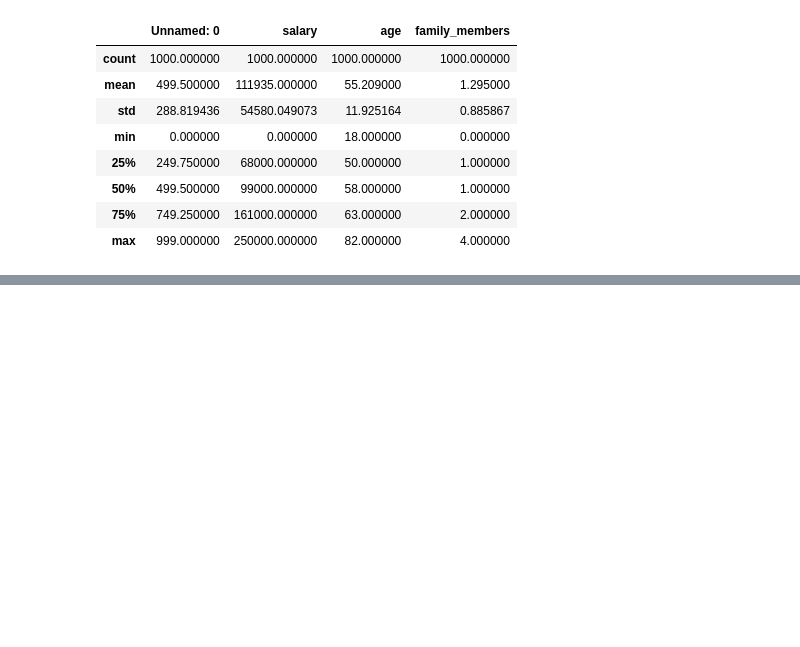
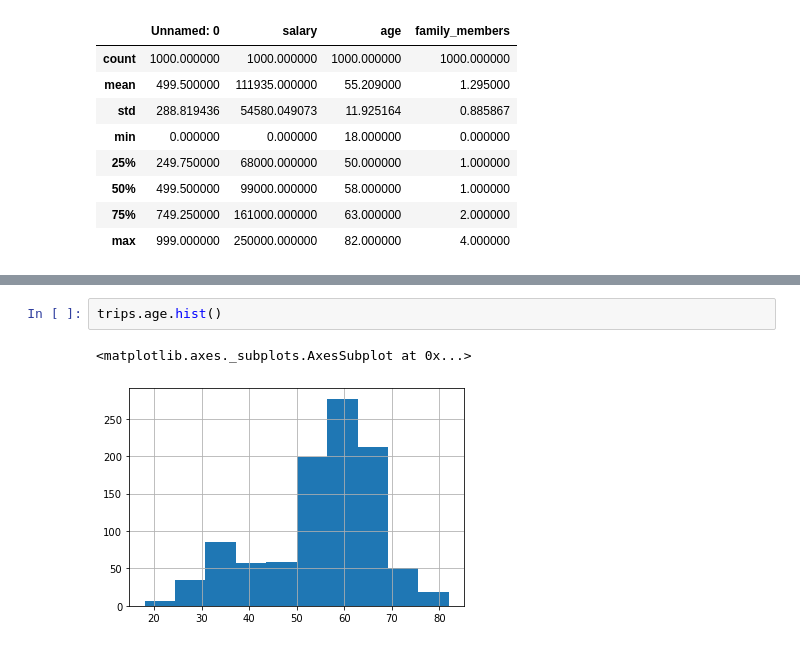
Before and after one commit to danilfg/skillbox_data_science, a Jupyter notebook: day_1.ipynb, the cells around one changed output, grey strips where cells are left out. Drawn from its saved outputs; the diff is of its cells as text; blank space fills up the shorter version.

```diff
--- a/day_1.ipynb
+++ b/day_1.ipynb
@@ -20,0 +45,5 @@ trips.describe()
+# %%
+trips.age.hist()
+# %% [output]
+<matplotlib.axes._subplots.AxesSubplot at 0x...>
+[figure, added]
```
Also changed, not shown: parts of 11 cells of this notebook.
